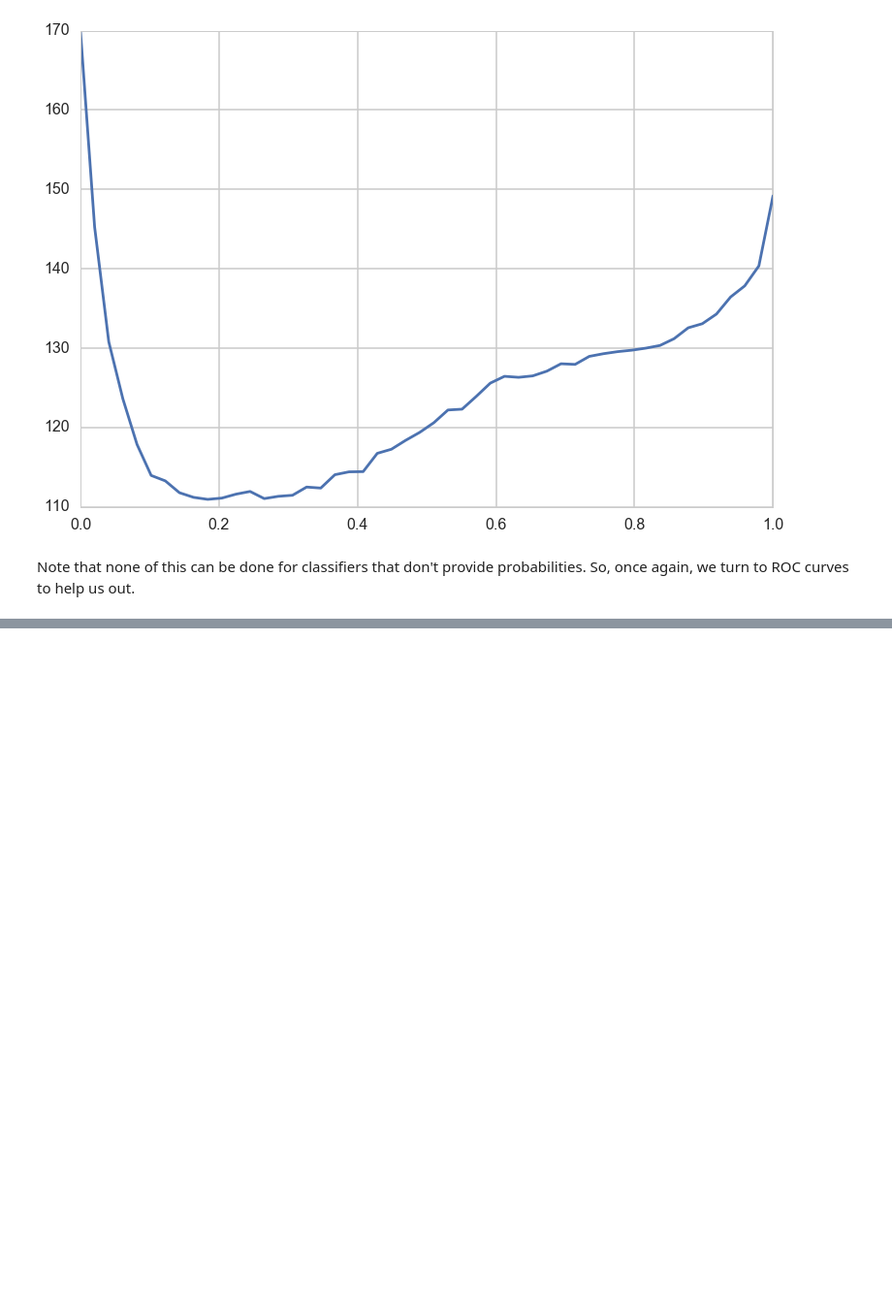
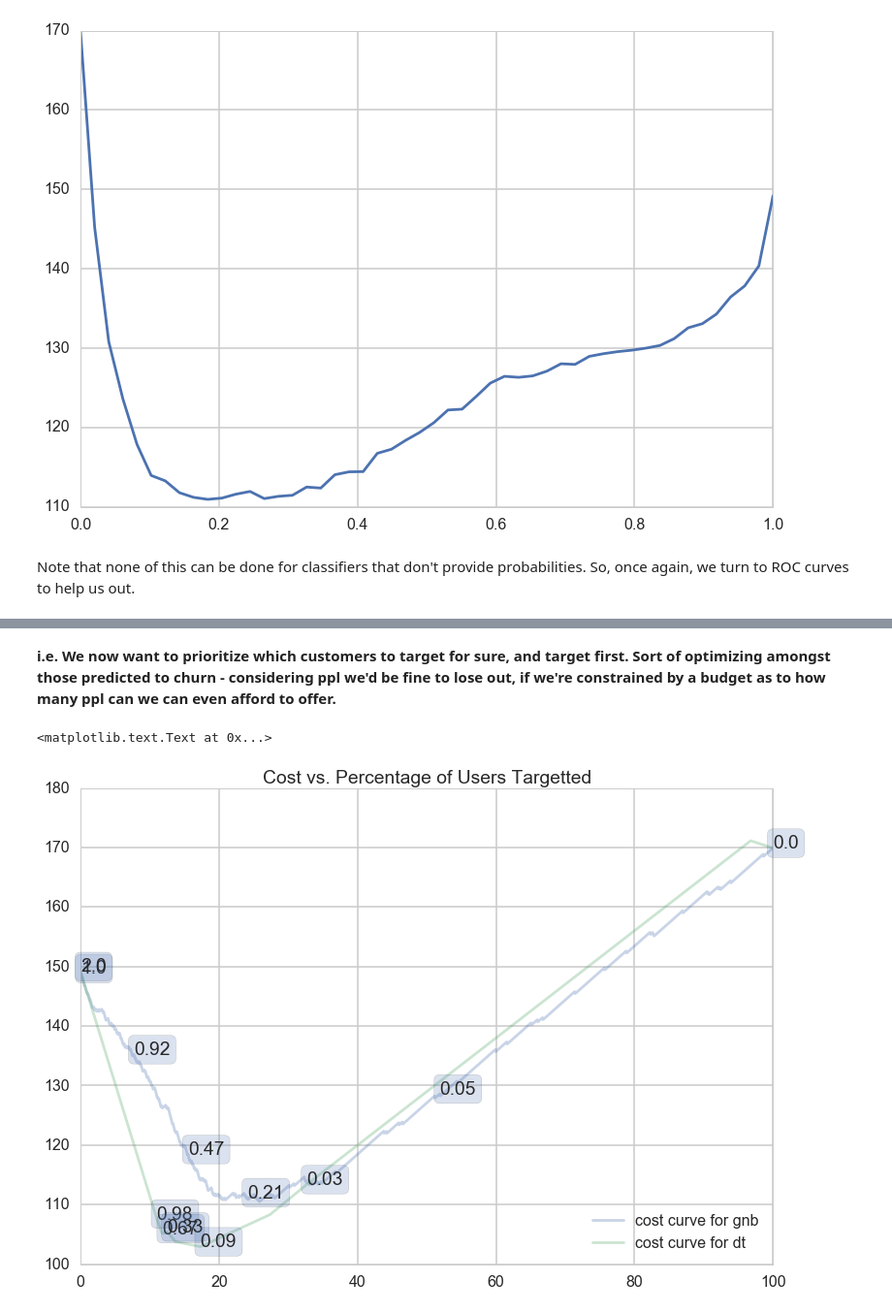
Before and after one commit to suyashSax/CS-109, a Jupyter notebook: Week 7/Lab 6 - Comparing Models on Churn Dataset.ipynb, the cells around one changed output, grey strips where cells are left out. Shown at 97% size. Saved outputs shown, nothing was run; the diff lists cells and outputs as text; code cells hidden in the pictures; blank space fills up the shorter version.

```diff
--- a/Week 7/Lab 6 - Comparing Models on Churn Dataset.ipynb
+++ b/Week 7/Lab 6 - Comparing Models on Churn Dataset.ipynb
@@ -543,0 +611,46 @@ Note that none of this can be done for classifiers that don't provide probabilit
+# %% [markdown]
+**i.e. We now want to prioritize which customers to target for sure, and target first. Sort of optimizing amongst those predicted to churn - considering ppl we'd be fine to lose out, if we're constrained by a budget as to how many ppl can we can even afford to offer.**
+# %%
+def percentage(tpr, fpr, priorp, priorn):
+    perc = tpr*priorp + fpr*priorn
+    return perc
+def av_cost2(tpr, fpr, cost, priorp, priorn):
+    profit = priorp*(cost[1][1]*tpr+cost[1][0]*(1.-tpr))+priorn*(cost[0][0]*(1.-fpr) +cost[0][1]*fpr)
+    return profit
+def plot_cost(name, clf, ytest, xtest, cost, ax=None, threshold=False, labe=200, proba=True):
+    initial=False
+    if not ax:
+        ax=plt.gca()
+        initial=True
+    if proba:
+        fpr, tpr, thresholds=roc_curve(ytest, clf.predict_proba(xtest)[:,1])
+    else:
+        fpr, tpr, thresholds=roc_curve(ytest, clf.decision_function(xtest))
+    priorp=np.mean(ytest)
+    priorn=1. - priorp
+    ben=[]
+    percs=[]
+    for i,t in enumerate(thresholds):
+        perc=percentage(tpr[i], fpr[i], priorp, priorn)
+        ev = av_cost2(tpr[i], fpr[i], cost, priorp, priorn)
+        ben.append(ev)
+        percs.append(perc*100)
+    ax.plot(percs, ben, '-', alpha=0.3, markersize=5, label='cost curve for %s' % name)
+    if threshold:
+        label_kwargs = {}
+        label_kwargs['bbox'] = dict(
+        boxstyle='round,pad=0.3', alpha=0.2,
+        )
+        for k in xrange(0, fpr.shape[0],labe):
+            #from https://gist.github.com/podshumok/c1d1c9394335d86255b8
+            threshold = str(np.round(thresholds[k], 2))
+            ax.annotate(threshold, (percs[k], ben[k]), **label_kwargs)
+    ax.legend(loc="lower right")
+    return ax
+# %%
+ax = plot_cost("gnb",clfgnb, ytest, Xtest, cost, threshold=True, labe=50);
+plot_cost("dt",clfdt, ytest, Xtest, cost, ax, threshold=True, labe=2);
+plt.title("Cost vs. Percentage of Users Targetted")
+# %% [output]
+<matplotlib.text.Text at 0x...>
+[figure, added]
```
Also changed, not shown: parts of 13 cells of this notebook.
